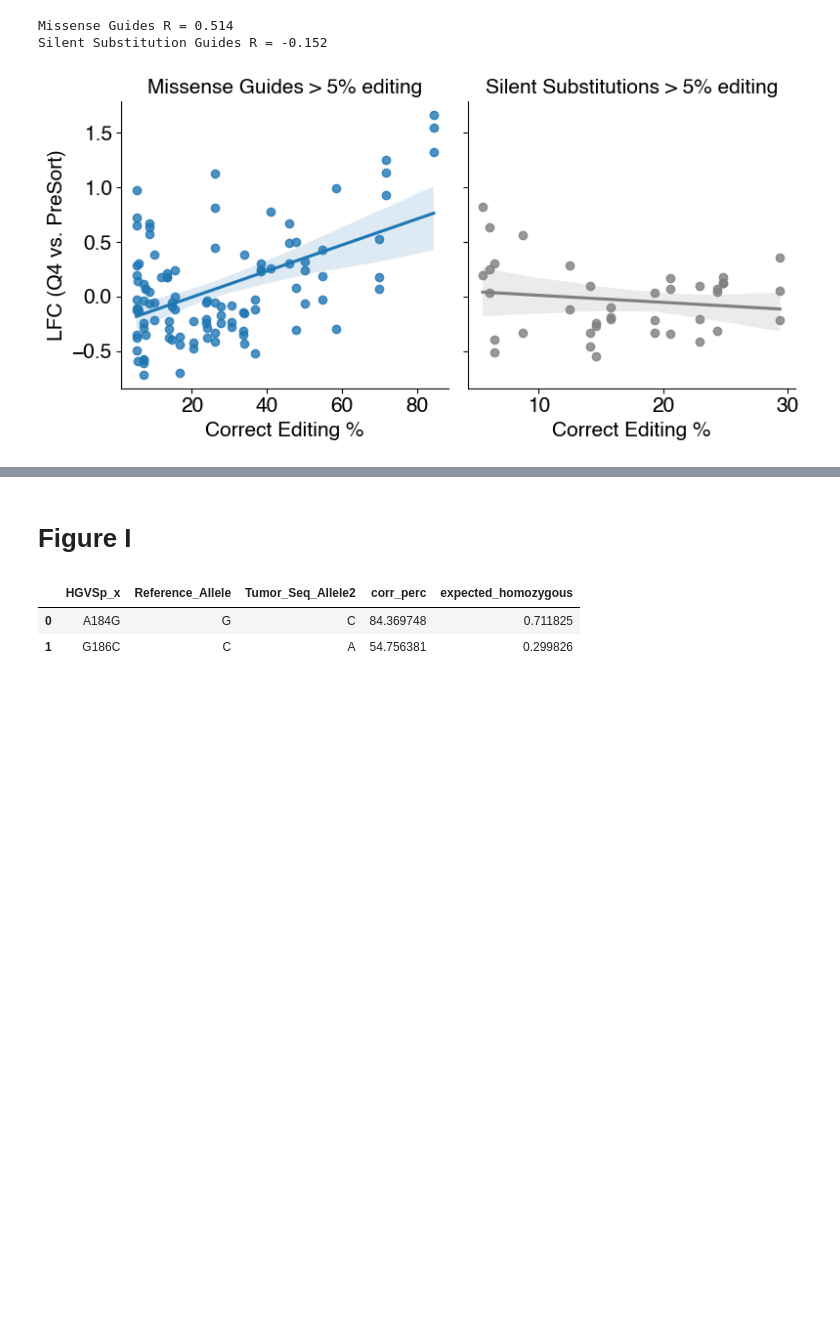
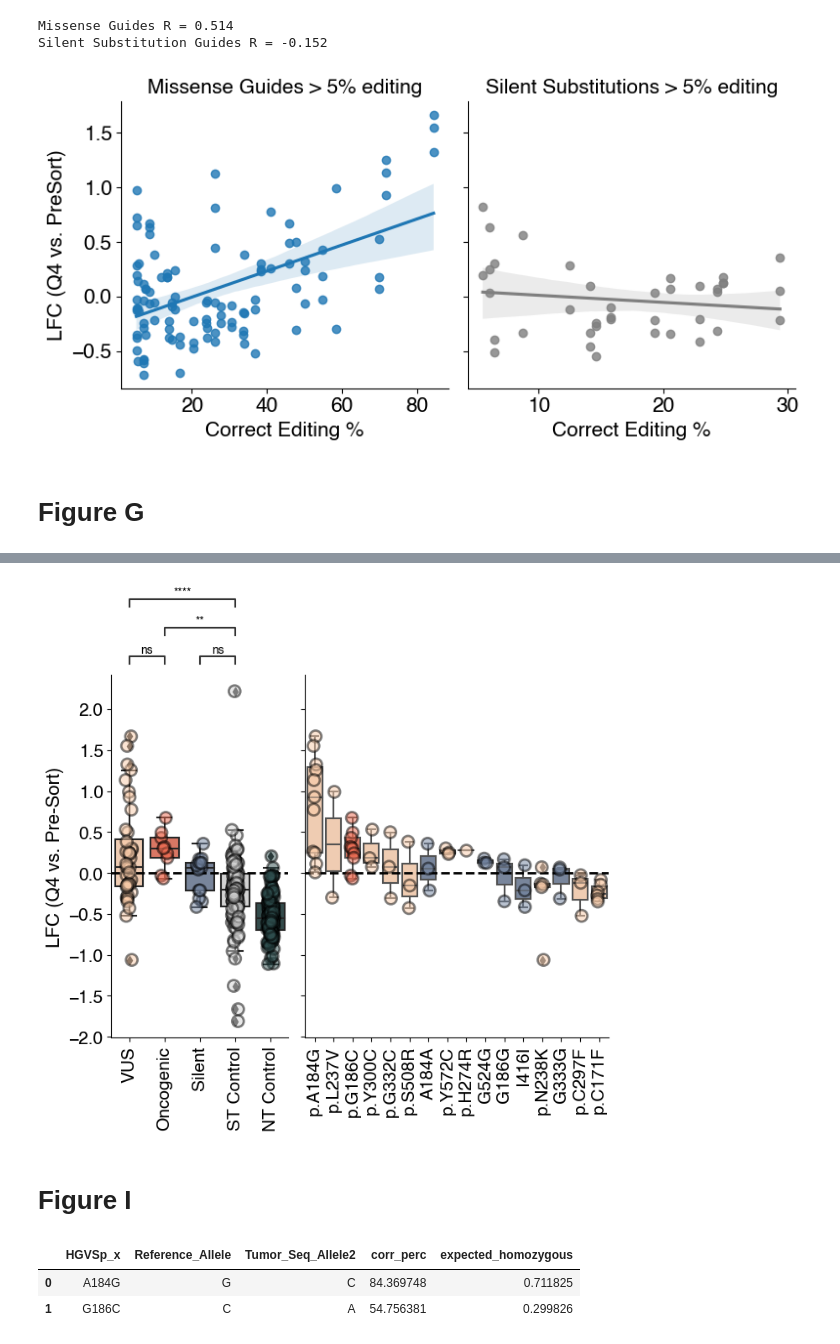
Before and after one commit to samgould2/KEAP1-mutLOH-prime-editing-sensor, a Jupyter notebook: supplementary_figures.ipynb, the cells around one changed output, grey strips where cells are left out. Cells and saved outputs as stored; diff of their text form; code cells hidden in the pictures; blank space fills up the shorter version.

```diff
--- a/supplementary_figures.ipynb
+++ b/supplementary_figures.ipynb
@@ -672,3 +633,5 @@ print(f'Silent Substitution Guides R = {pear2}')
 Missense Guides R = 0.514
 Silent Substitution Guides R = -0.152
 [figure]
+# %% [markdown]
+# Figure G
@@ -674,0 +665,69 @@ Silent Substitution Guides R = -0.152
+# %%
+import statannot
+
+
+fig, ax = plt.subplots(1,2, figsize=(7,7), sharey=True, width_ratios=[.7,1.2])
+
+comb2 = comb1[comb1['bin']=='Q4 - High']
+
+c_dict2 = {'VUS':'VUS', 'driver':'Oncogenic', 'germline':'Germline', 'neutral':'Silent', 'nrf2_targeting':'NRF2', 'non-targeting control': 'NT Control', 'safe-targeting control':'ST Control'}
+
+palette = ['#F9CBA8', '#ED6A50', '#7284A1', 'lightgrey', 'darkslategray']
+
+order2 = ['VUS', 'Oncogenic', 'Silent', 'ST Control', 'NT Control']
+comb2['label'] = [c_dict2[i] for i in comb2['classification']]
+
+sns.boxplot(data = comb2, x='label', y='LFC', ax=ax[0], order=order2, palette=palette,showfliers=True);
+sns.stripplot(data = comb2, x='label', y='LFC', ax=ax[0], hue='label', edgecolor='black',linewidth=2, s=10,alpha=.5, legend=False,hue_order=order2, order=order2, palette=palette);
+
+#second part of plot
+targeting2 = comb2[comb2['label'].isin(['VUS', 'Oncogenic', 'Germline', 'Silent'])]
+
+targeting2 = targeting2.sort_values(by='LFC', ascending=False)
+
+sns.boxplot(data = targeting2, x='HGVSp', y='LFC', ax=ax[1], hue='label', dodge=False, hue_order= ['VUS', 'Oncogenic', 'Silent'], palette = palette,showfliers=True); #order=order,
+sns.stripplot(data = targeting2, x='HGVSp', y='LFC', ax=ax[1], hue='label',  hue_order= ['VUS', 'Oncogenic', 'Silent'], palette = palette, edgecolor='black',linewidth=2, s=10,alpha=.5, legend=False, dodge=False);#order=order,
+
+
+statannot.add_stat_annotation(
+    ax[0],
+    data=comb2,
+    x='label',
+    y='LFC',
+    #hue=hue,
+    order=order2,
+    box_pairs=[
+        (("VUS"), ("ST Control")),
+        (("Oncogenic"), ("ST Control")),
+        (("ST Control"), ("Silent")),
+        (("VUS"), ("Oncogenic")),
+
+
+    ],
+    test="t-test_ind",
+    text_format="star",
+    loc="outside",
+)
+
+#ax[0].set_ylim(-2,2)
+ax[0].spines[['top', 'right']].set_visible(False)
+ax[0].tick_params(axis='both', which='major', labelsize=15)
+#ax[1].legend(fontsize=15)
+ax[1].legend().set_visible(False)
+
+ax[1].plot([-0.5,15.5], [0,0], linewidth=2, linestyle='dashed', color='black')
+ax[0].set_xlabel('')
+ax[0].set_ylabel('LFC (Q4 vs. Pre-Sort)', fontsize=16)
+ax[1].set_xticklabels(ax[1].get_xticklabels(), rotation=90)
+ax[0].set_xticklabels(ax[0].get_xticklabels(), rotation=90)
+
+
+
+ax[1].spines[['top', 'right']].set_visible(False)
+ax[1].tick_params(axis='both', which='major', labelsize=15)
+
+ax[0].plot([-0.5,4.5], [0,0], linewidth=2, linestyle='dashed', color='black')
+ax[1].set_xlabel('')
+ax[1].set_ylabel('')
+fig.tight_layout()
+# %% [output]
@@ -675,3 +745,4 @@ Silent Substitution Guides R = -0.152
+[figure, added]
 # %% [markdown]
 # Figure I
 # %%
```
Also changed, not shown: parts of 9 cells of this notebook, 2 other files.
